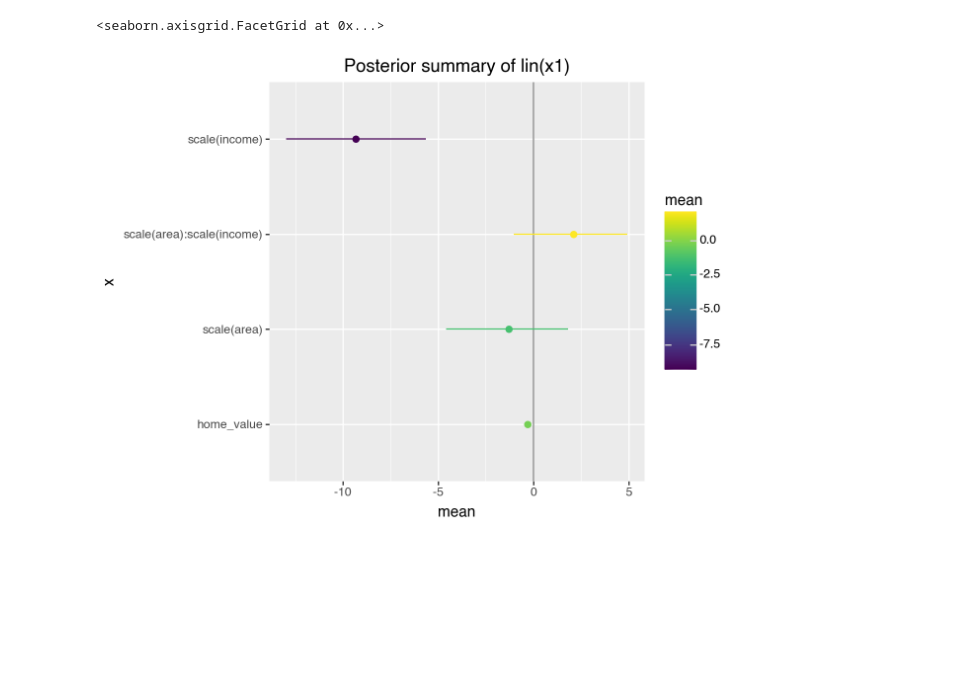
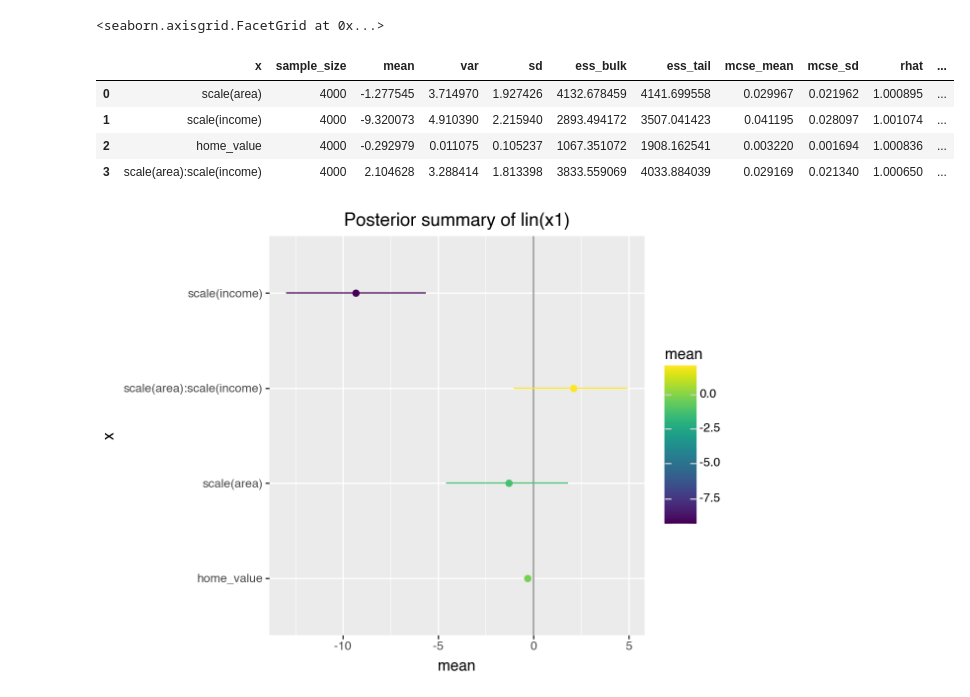
Before and after one commit to liesel-devs/liesel_gam, a Jupyter notebook: notebooks/test_lin2.ipynb, the cells around one changed output. Saved outputs shown, nothing was run; the diff lists cells and outputs as text; code cells hidden in the pictures; blank space fills up the shorter version.

```diff
--- a/notebooks/test_lin2.ipynb
+++ b/notebooks/test_lin2.ipynb
@@ -120 +125,9 @@ gs.plot_trace(results)
+# %%
+gam.summarise_lin(model.vars["lin(x1)"], samples)
+# %% [output]
+|  | x | sample_size | mean | var | sd | ess_bulk | ess_tail | mcse_mean | mcse_sd | rhat | ... |
+| 0 | scale(area) | 4000 | -1.277545 | 3.714970 | 1.927426 | 4132.678459 | 4141.699558 | 0.029967 | 0.021962 | 1.000895 | ... |
+| 1 | scale(income) | 4000 | -9.320073 | 4.910390 | 2.215940 | 2893.494172 | 3507.041423 | 0.041195 | 0.028097 | 1.001074 | ... |
+| 2 | home_value | 4000 | -0.292979 | 0.011075 | 0.105237 | 1067.351072 | 1908.162541 | 0.003220 | 0.001694 | 1.000836 | ... |
+| 3 | scale(area):scale(income) | 4000 | 2.104628 | 3.288414 | 1.813398 | 3833.559069 | 4033.884039 | 0.029169 | 0.021340 | 1.000650 | ... |
 # %%
```
Also changed, not shown: parts of 4 cells of this notebook.
